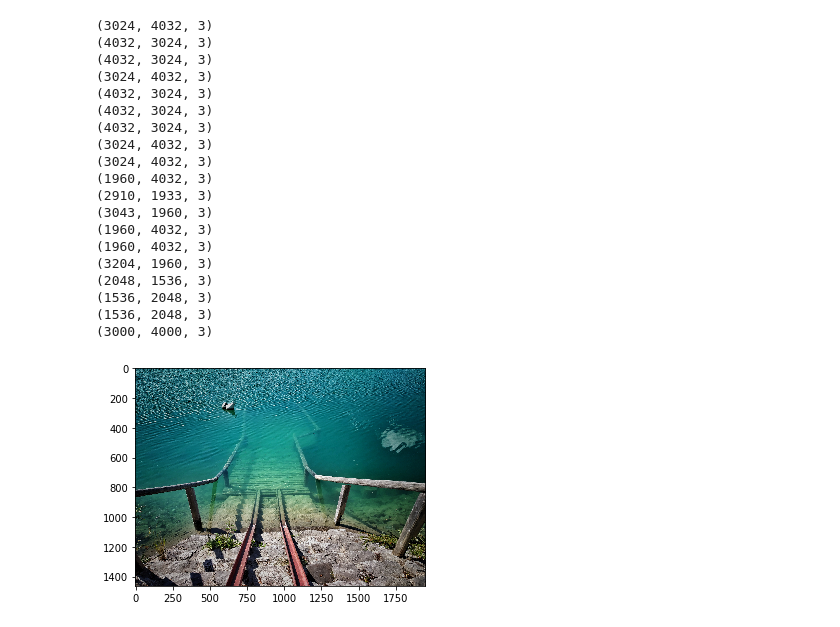
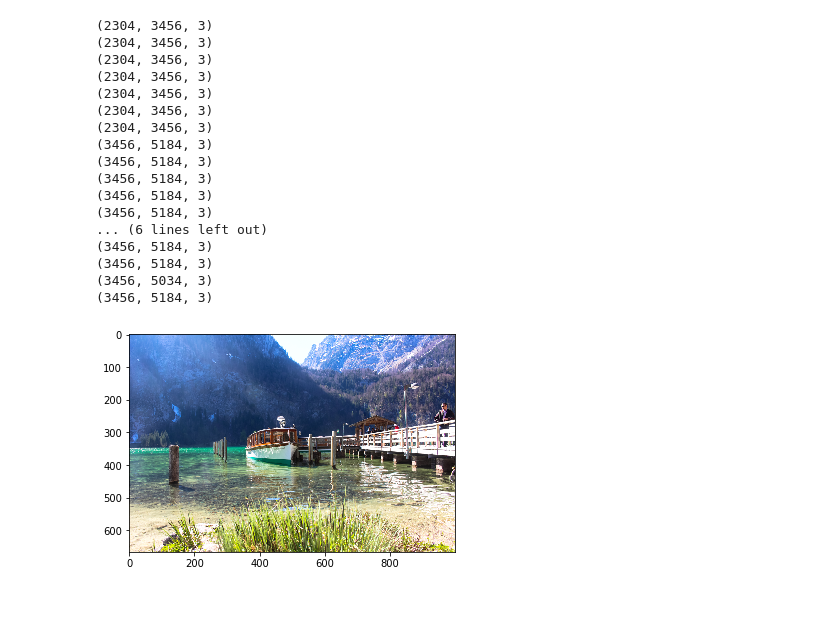
Before and after one commit to Shetu1994/photography, a Jupyter notebook: images/fulls/thumb.ipynb, the cells around one changed output. Cells and saved outputs as stored; diff of their text form; code cells hidden in the pictures.

```diff
--- a/images/fulls/thumb.ipynb
+++ b/images/fulls/thumb.ipynb
@@ -1,44 +1,43 @@
 # %%
 
 import glob
 from PIL import Image
 import matplotlib.pyplot as plt
 import os
 import numpy as np
 # get all the jpg files from the current folder
-for infile in glob.glob("*.jpeg"):
+for infile in glob.glob("*.jpg"):
 #     print(infile)
     im = Image.open(infile)
     print(np.shape(im))
-    if int(.75*np.shape(im)[0])<int(.75*np.shape(im)[1]):
-        height=int(.65*np.shape(im)[0])
-    else:
-        height=int(.65*np.shape(im)[1])
+#     if int(.75*np.shape(im)[0])<int(.75*np.shape(im)[1]):
+#         height=int(.65*np.shape(im)[0])
+#     else:
+#         height=int(.65*np.shape(im)[1])
+    height=1000
     # convert to thumbnail image
     im.thumbnail((height, height), Image.ANTIALIAS)
     plt.imshow(im)
   # don't save if thumbnail already exists
 #   if infile[0:2] != "T_":
 #     # prefix thumbnail file with T_
     im.save(os.path.join(r'C:\Users\shetu\Desktop\photography\images\thumbs',infile), "JPEG")
 # %% [output]
-(3024, 4032, 3)
-(4032, 3024, 3)
-(4032, 3024, 3)
-(3024, 4032, 3)
-(4032, 3024, 3)
-(4032, 3024, 3)
-(4032, 3024, 3)
-(3024, 4032, 3)
-(3024, 4032, 3)
-(1960, 4032, 3)
-(2910, 1933, 3)
-(3043, 1960, 3)
-(1960, 4032, 3)
-(1960, 4032, 3)
-(3204, 1960, 3)
-(2048, 1536, 3)
-(1536, 2048, 3)
-(1536, 2048, 3)
-(3000, 4000, 3)
+(2304, 3456, 3)
+(2304, 3456, 3)
+(2304, 3456, 3)
+(2304, 3456, 3)
+(2304, 3456, 3)
+(2304, 3456, 3)
+(2304, 3456, 3)
+(3456, 5184, 3)
+(3456, 5184, 3)
+(3456, 5184, 3)
+(3456, 5184, 3)
+(3456, 5184, 3)
+... (6 lines left out)
+(3456, 5184, 3)
+(3456, 5184, 3)
+(3456, 5034, 3)
+(3456, 5184, 3)
-[figure, old version]
+[figure, new version]
```
Also changed, not shown: 41 other files.
